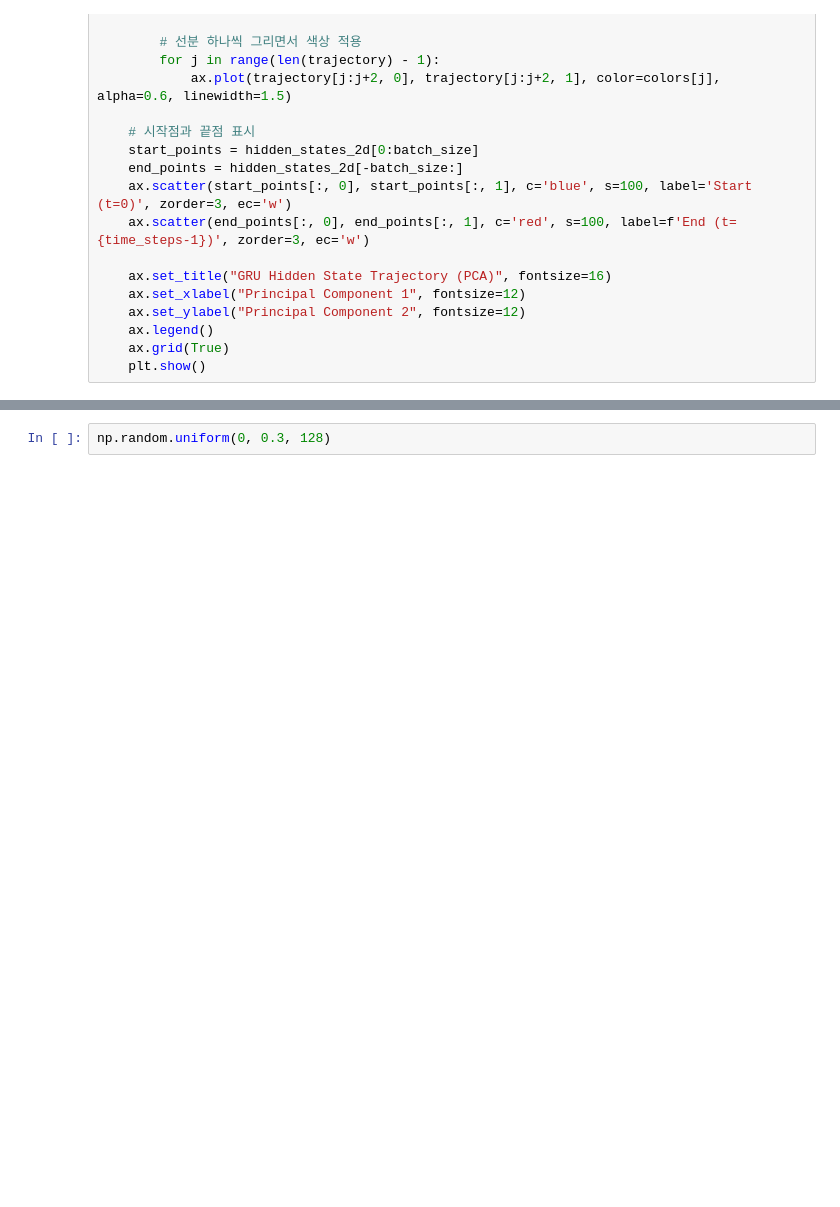
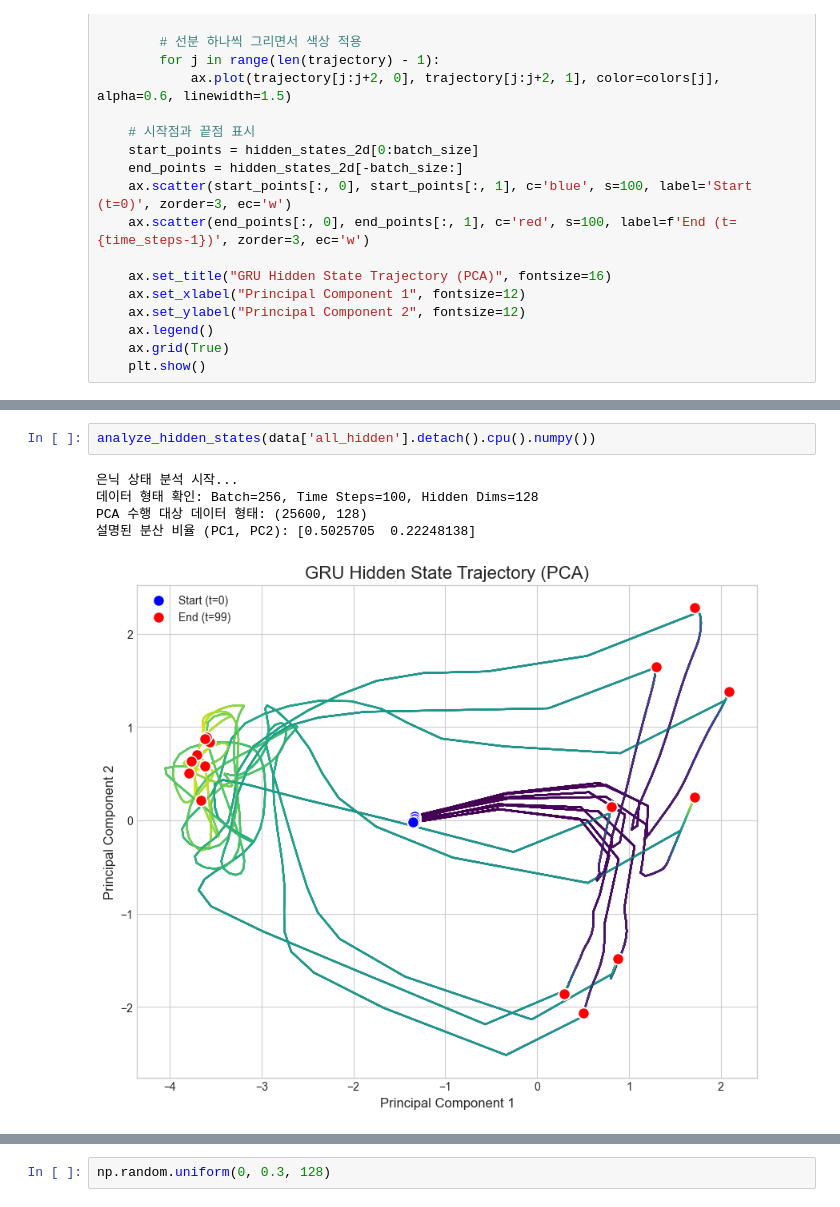
Before and after one commit to clmnlab/MotorNet, a Jupyter notebook: test.ipynb, the cells around one changed output, grey strips where cells are left out. Drawn from its saved outputs; the diff is of its cells as text; blank space fills up the shorter version.

```diff
--- a/test.ipynb
+++ b/test.ipynb
@@ -243,0 +201,8 @@ PCA 수행 대상 데이터 형태: (25600, 128)
+# %%
+analyze_hidden_states(data['all_hidden'].detach().cpu().numpy())
+# %% [output]
+은닉 상태 분석 시작...
+데이터 형태 확인: Batch=256, Time Steps=100, Hidden Dims=128
+PCA 수행 대상 데이터 형태: (25600, 128)
+설명된 분산 비율 (PC1, PC2): [0.5025705  0.22248138]
+[figure, added]
```
Also changed, not shown: parts of 21 cells of this notebook, 2 other files.
